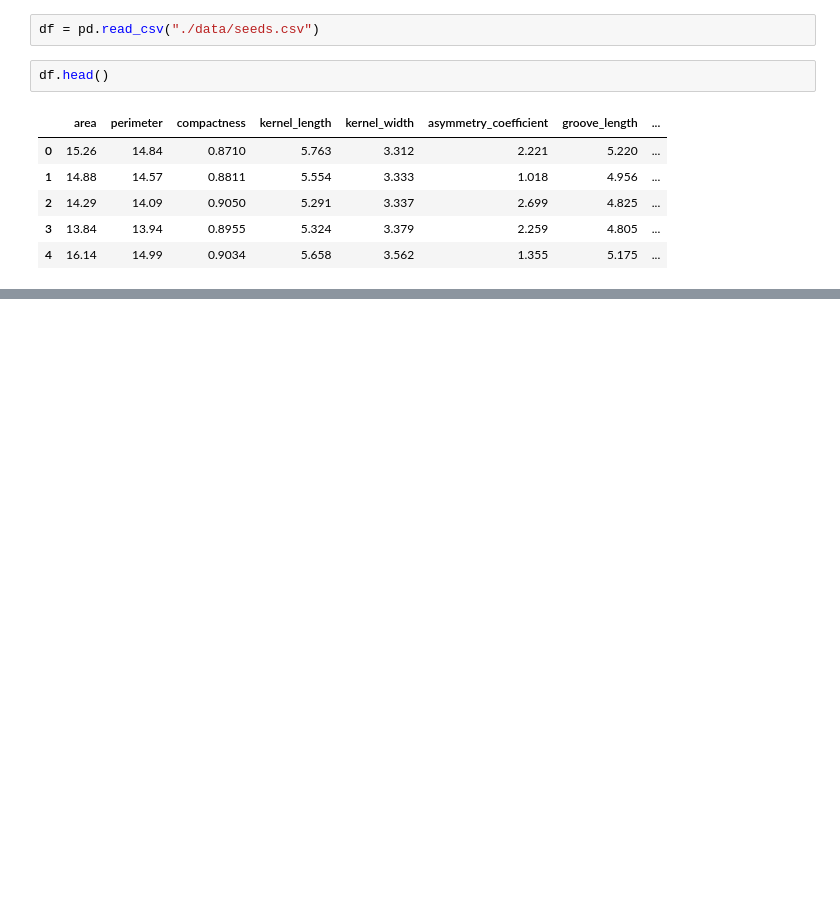
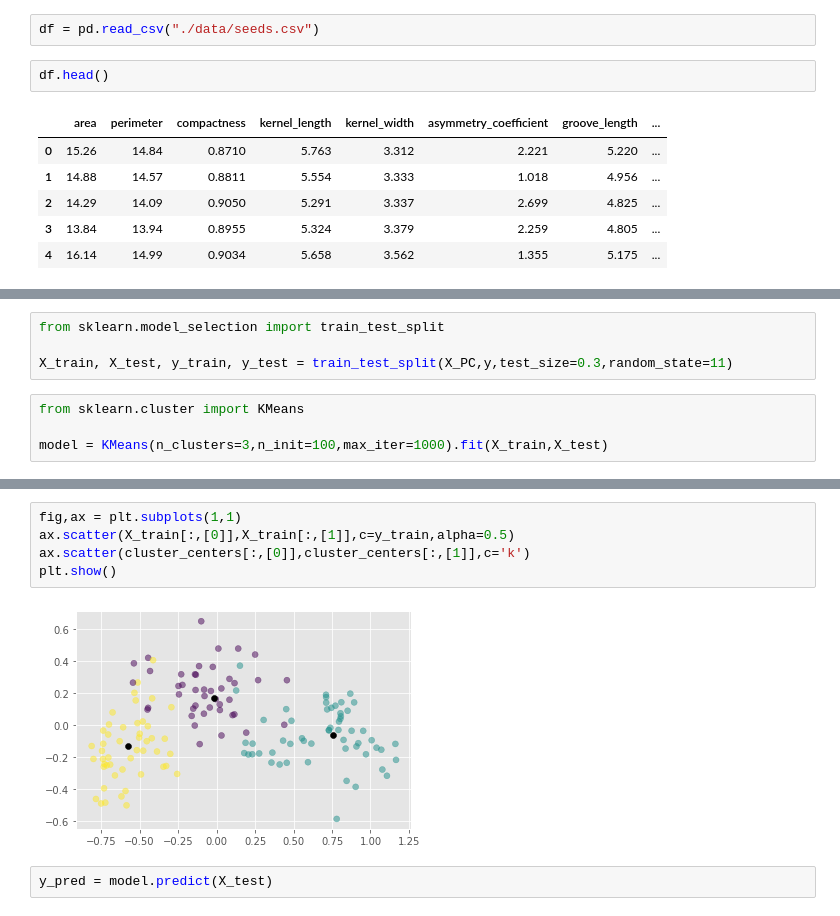
Before and after one commit to NishantBaheti/Azure-DataScience, a Jupyter notebook: SeedsClustering.ipynb, the cells around one changed output, grey strips where cells are left out. Cells and saved outputs as stored; diff of their text form; blank space fills up the shorter version.

```diff
--- a/SeedsClustering.ipynb
+++ b/SeedsClustering.ipynb
@@ -24,0 +70,8 @@ array([0, 1, 2])
+# %%
+from sklearn.model_selection import train_test_split
+
+X_train, X_test, y_train, y_test = train_test_split(X_PC,y,test_size=0.3,random_state=11)
+# %%
+from sklearn.cluster import KMeans
+
+model = KMeans(n_clusters=3,n_init=100,max_iter=1000).fit(X_train,X_test)
@@ -24,0 +93,9 @@ array([0, 1, 2])
+# %%
+fig,ax = plt.subplots(1,1)
+ax.scatter(X_train[:,[0]],X_train[:,[1]],c=y_train,alpha=0.5)
+ax.scatter(cluster_centers[:,[0]],cluster_centers[:,[1]],c='k')
+plt.show()
+# %% [output]
+[figure, added]
+# %%
+y_pred = model.predict(X_test)
```
Also changed, not shown: parts of 14 cells of this notebook, 1 other file.
